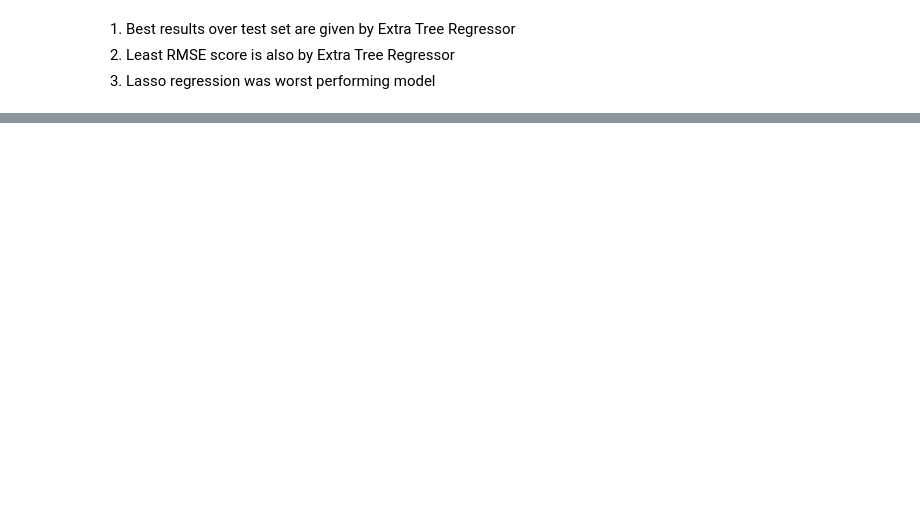
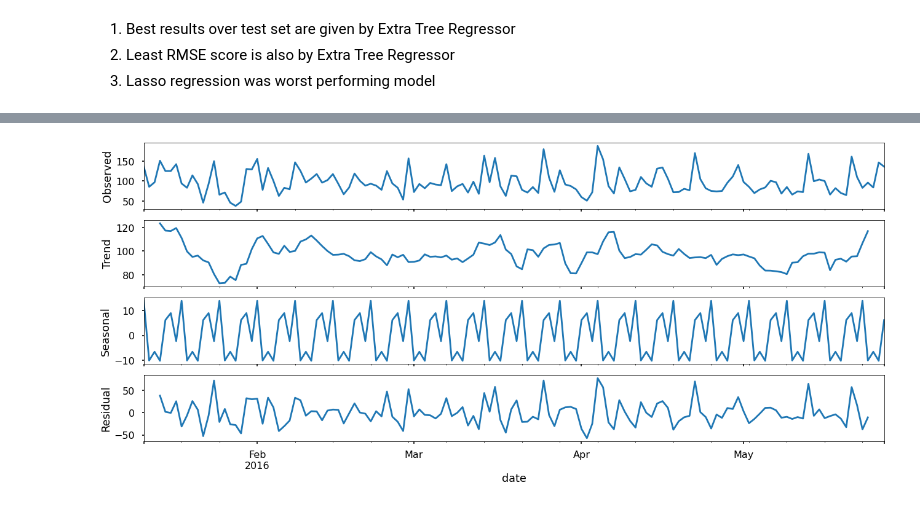
Before and after one commit to ashishlamsal/appliance-energy-prediction, a Jupyter notebook: appliance_energy_prediction.ipynb, the cells around one changed output, grey strips where cells are left out. Saved outputs shown, nothing was run; the diff lists cells and outputs as text; code cells hidden in the pictures; blank space fills up the shorter version.

```diff
--- a/appliance_energy_prediction.ipynb
+++ b/appliance_energy_prediction.ipynb
@@ -579,10 +410,0 @@ from pylab import rcParams
-# %%
-decompfreq = 6 * 24 * 7  # frequency is in weeks
-result = seasonal_decompose(df_ts, freq=decompfreq, model="additive")
-rcParams["figure.figsize"] = 18, 16
-fig = result.plot()
-plt.show()
-
-residual = result.resid
-seasonal = result.seasonal
-trend = result.trend
@@ -701,0 +510,9 @@ evaluation
+# %%
+from pylab import rcParams
+rcParams['figure.figsize'] = 18, 8
+
+decomposition = sm.tsa.seasonal_decompose(df.Appliances, model='additive')
+fig = decomposition.plot()
+plt.show()
+# %% [output]
+[figure, added]
```
Also changed, not shown: parts of 67 cells of this notebook.
